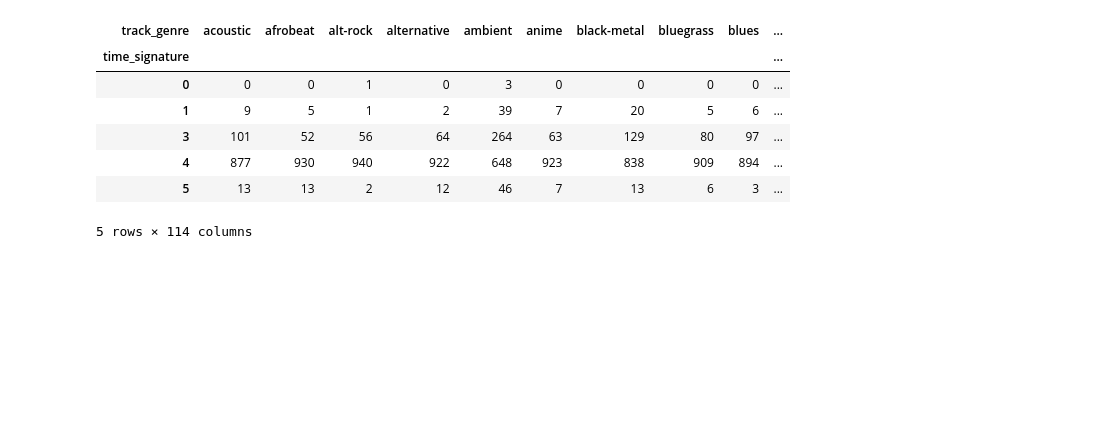
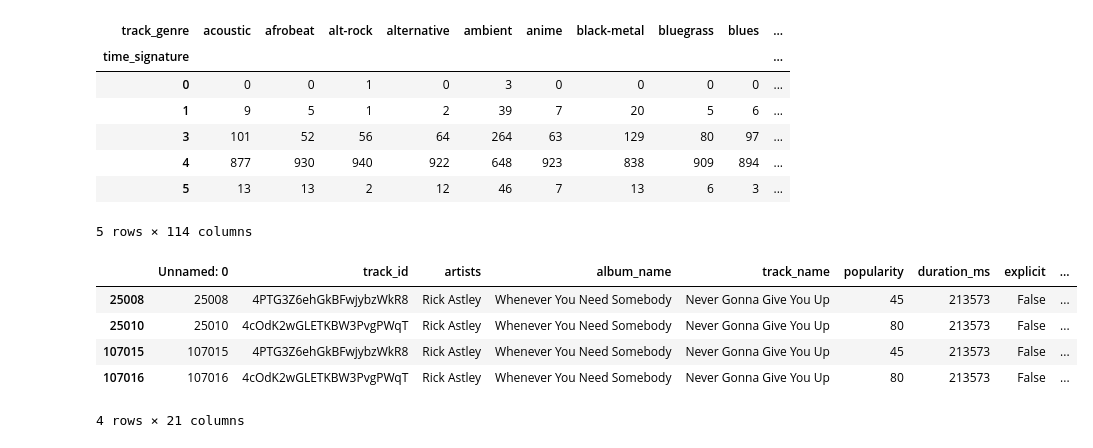
Before and after one commit to ommaniar/python-t1-qb, a Jupyter notebook: QB_solutions.ipynb, the cells around one changed output. Drawn from its saved outputs; the diff is of its cells as text; code cells hidden in the pictures; blank space fills up the shorter version.

```diff
--- a/QB_solutions.ipynb
+++ b/QB_solutions.ipynb
@@ -235,3 +235,12 @@ key                 0
 | 4 | 877 | 930 | 940 | 922 | 648 | 923 | 838 | 909 | 894 | ... |
 | 5 | 13 | 13 | 2 | 12 | 46 | 7 | 13 | 6 | 3 | ... |
 5 rows × 114 columns
+# %%
+df[(df.track_name == "Never Gonna Give You Up") & (df.artists == "Rick Astley")]
+# %% [output]
+|  | Unnamed: 0 | track_id | artists | album_name | track_name | popularity | duration_ms | explicit | ... |
+| 25008 | 25008 | 4PTG3Z6ehGkBFwjybzWkR8 | Rick Astley | Whenever You Need Somebody | Never Gonna Give You Up | 45 | 213573 | False | ... |
+| 25010 | 25010 | 4cOdK2wGLETKBW3PvgPWqT | Rick Astley | Whenever You Need Somebody | Never Gonna Give You Up | 80 | 213573 | False | ... |
+| 107015 | 107015 | 4PTG3Z6ehGkBFwjybzWkR8 | Rick Astley | Whenever You Need Somebody | Never Gonna Give You Up | 45 | 213573 | False | ... |
+| 107016 | 107016 | 4cOdK2wGLETKBW3PvgPWqT | Rick Astley | Whenever You Need Somebody | Never Gonna Give You Up | 80 | 213573 | False | ... |
+4 rows × 21 columns
```
Also changed, not shown: parts of 2 cells of this notebook, 1 other file.
